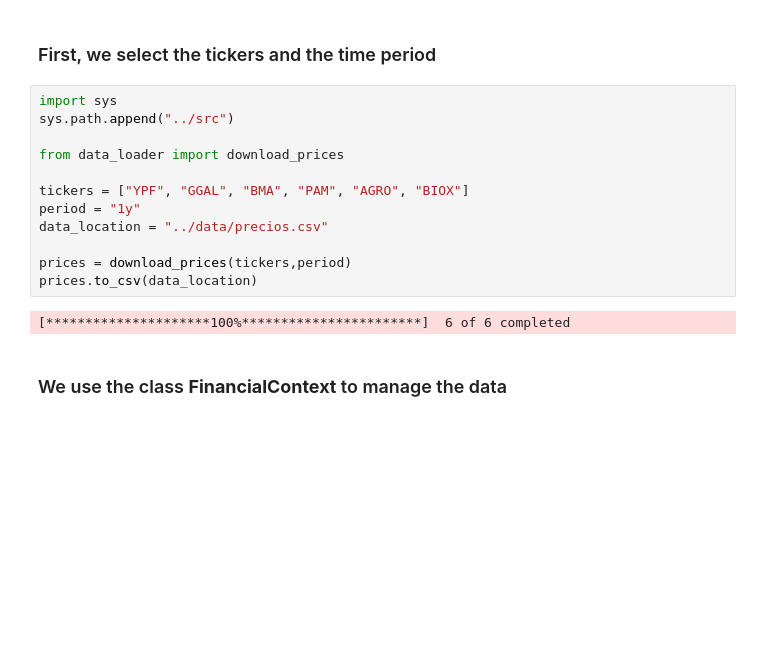
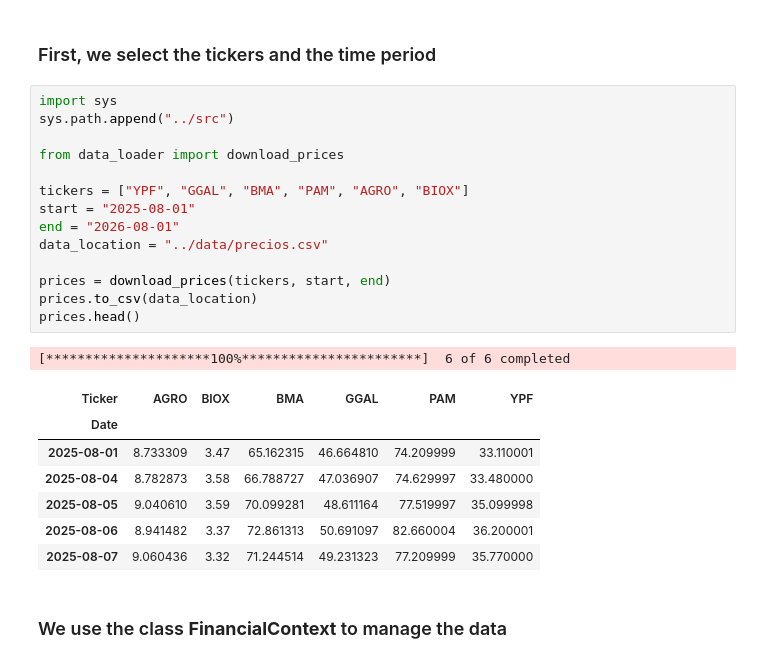
Before and after one commit to ANanniniS/VaR-computation-tools, a Jupyter notebook: notebooks/walkthrough.ipynb, the cells around one changed output. Saved outputs shown, nothing was run; the diff lists cells and outputs as text; blank space fills up the shorter version.

```diff
--- a/notebooks/walkthrough.ipynb
+++ b/notebooks/walkthrough.ipynb
@@ -77,17 +77,26 @@ The full mathematical derivation behind each method is available in [`MATH.md`](
 # %%
 import sys
 sys.path.append("../src")
 
 from data_loader import download_prices
 
 tickers = ["YPF", "GGAL", "BMA", "PAM", "AGRO", "BIOX"]
-period = "1y"
+start = "2025-08-01"
+end = "2026-08-01"
 data_location = "../data/precios.csv"
 
-prices = download_prices(tickers,period)
+prices = download_prices(tickers, start, end)
 prices.to_csv(data_location)
+prices.head()
 # %% [output]
 [*********************100%***********************]  6 of 6 completed
+| Ticker | AGRO | BIOX | BMA | GGAL | PAM | YPF |
+| Date |  |  |  |  |  |  |
+| 2025-08-01 | 8.733309 | 3.47 | 65.162315 | 46.664810 | 74.209999 | 33.110001 |
+| 2025-08-04 | 8.782873 | 3.58 | 66.788727 | 47.036907 | 74.629997 | 33.480000 |
+| 2025-08-05 | 9.040610 | 3.59 | 70.099281 | 48.611164 | 77.519997 | 35.099998 |
+| 2025-08-06 | 8.941482 | 3.37 | 72.861313 | 50.691097 | 82.660004 | 36.200001 |
+| 2025-08-07 | 9.060436 | 3.32 | 71.244514 | 49.231323 | 77.209999 | 35.770000 |
 # %% [markdown]
 ### We use the class **FinancialContext** to manage the data
 # %%
```
Also changed, not shown: parts of 13 cells of this notebook, 4 other files.
